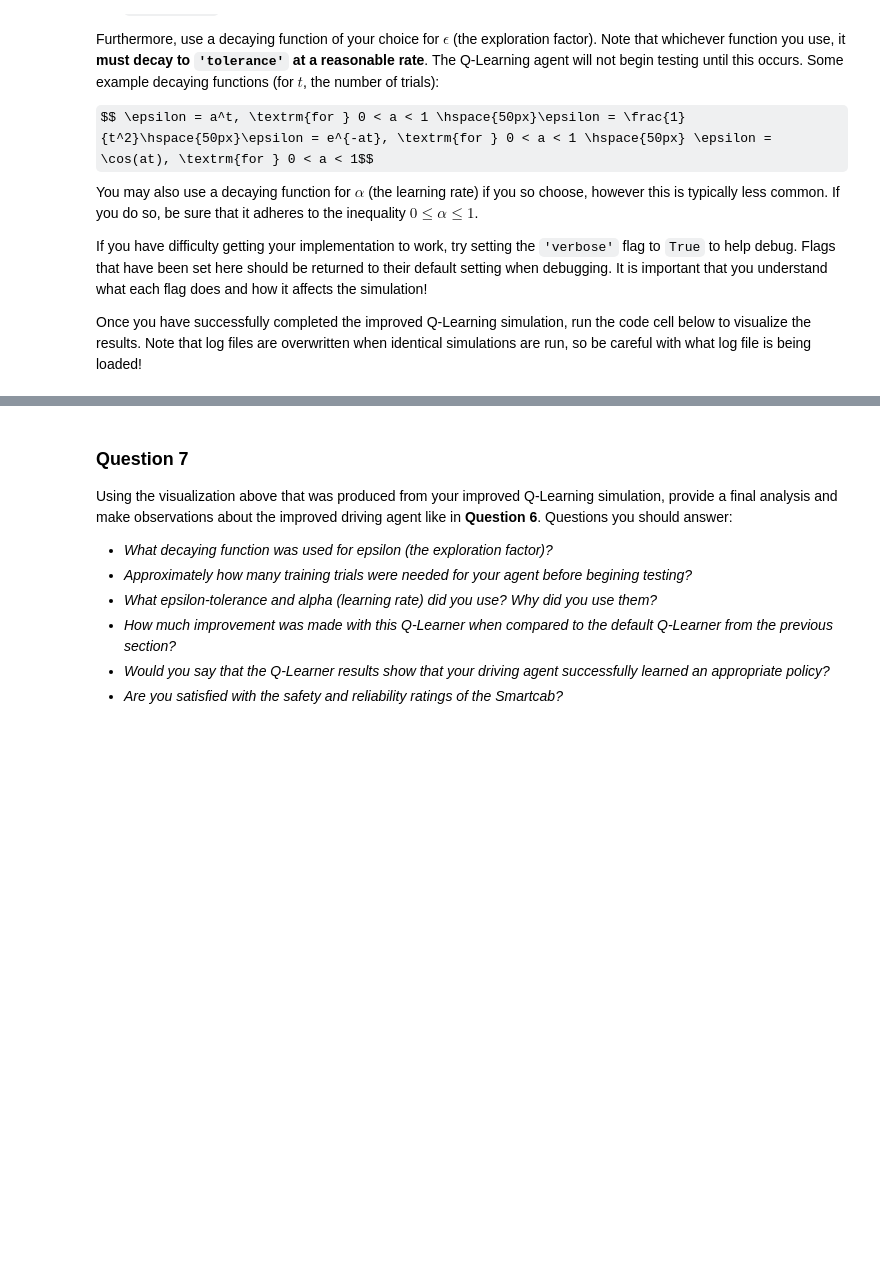
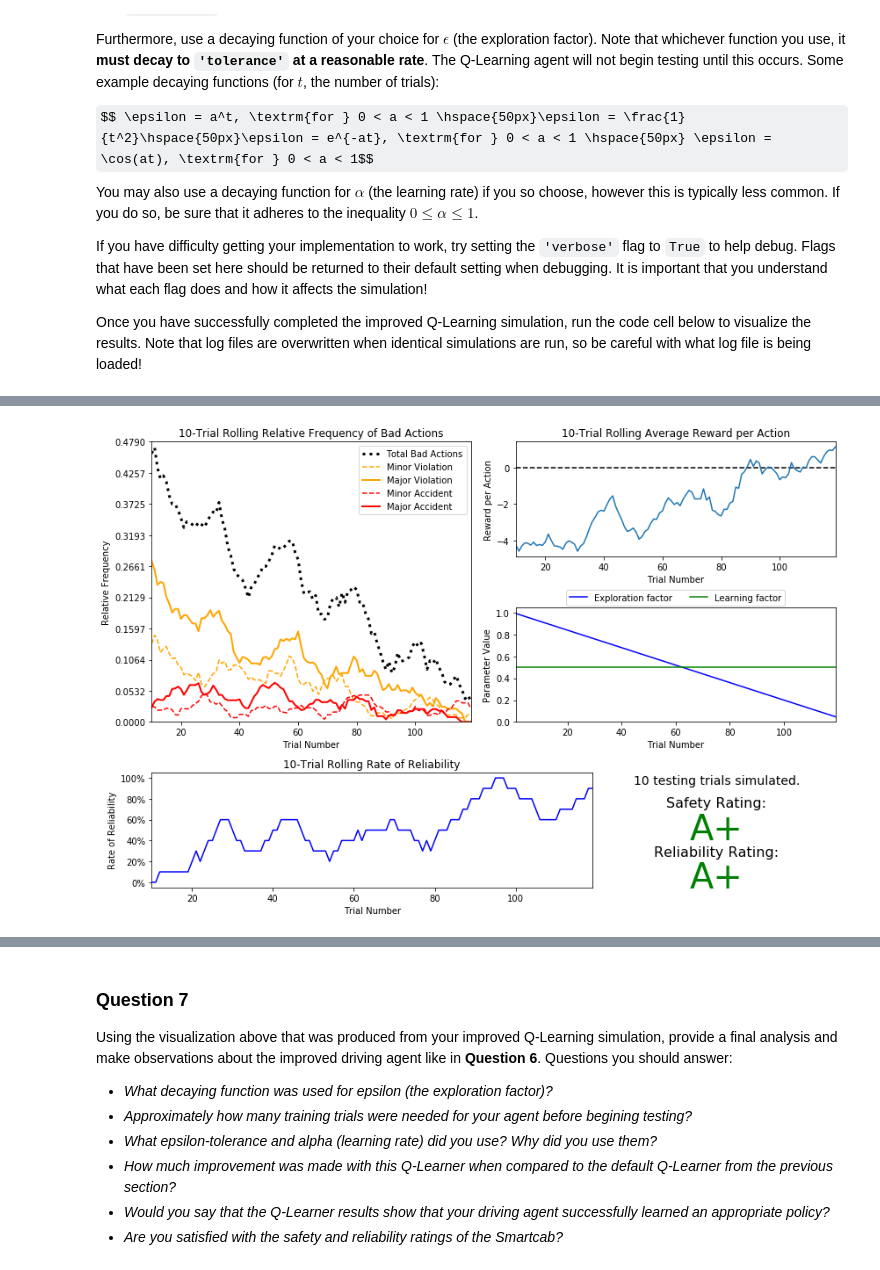
Before and after one commit to Alz-Android/ML, a Jupyter notebook: smartcab/smartcab.ipynb, the cells around one changed output, grey strips where cells are left out. Cells and saved outputs as stored; diff of their text form; code cells hidden in the pictures; some formulas as TeX source; blank space fills up the shorter version.

Commit message:
smartcab completed
A+ ratings were achieved for safety and reliability of smartcab

```diff
--- a/smartcab/smartcab.ipynb
+++ b/smartcab/smartcab.ipynb
@@ -236,3 +231,8 @@ Once you have successfully completed the improved Q-Learning simulation, run the
+# %%
+# Load the 'sim_improved-learning' file from the improved Q-Learning simulation
+vs.plot_trials('../smartcab/logs/sim_improved-learning.csv')
+# %% [output]
+[figure, added]
 # %%
 # Load the 'sim_improved-learning' file from the improved Q-Learning simulation
 vs.plot_trials('../smartcab/logs/sim_improved-learning.csv')
```
Also changed, not shown: parts of 11 cells of this notebook, 5 other files.
